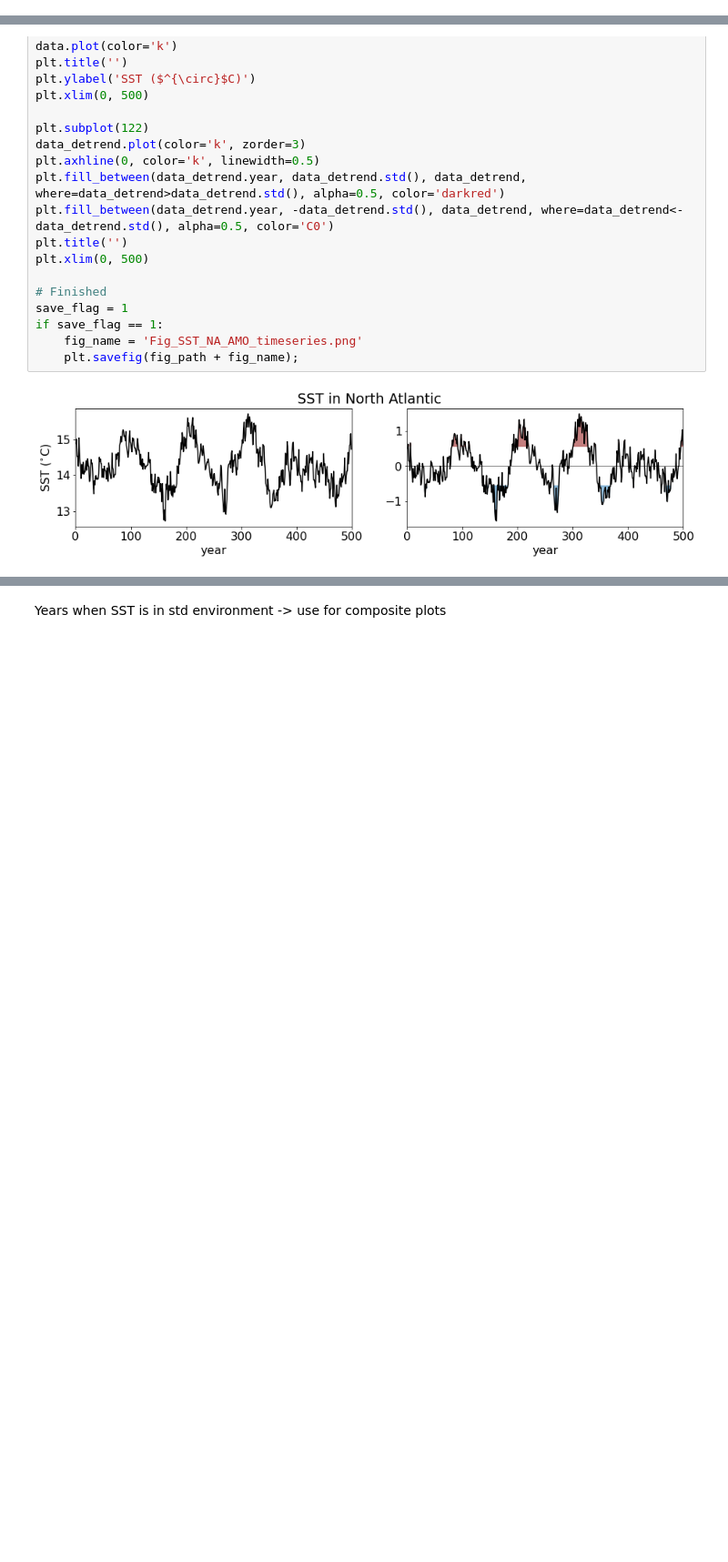
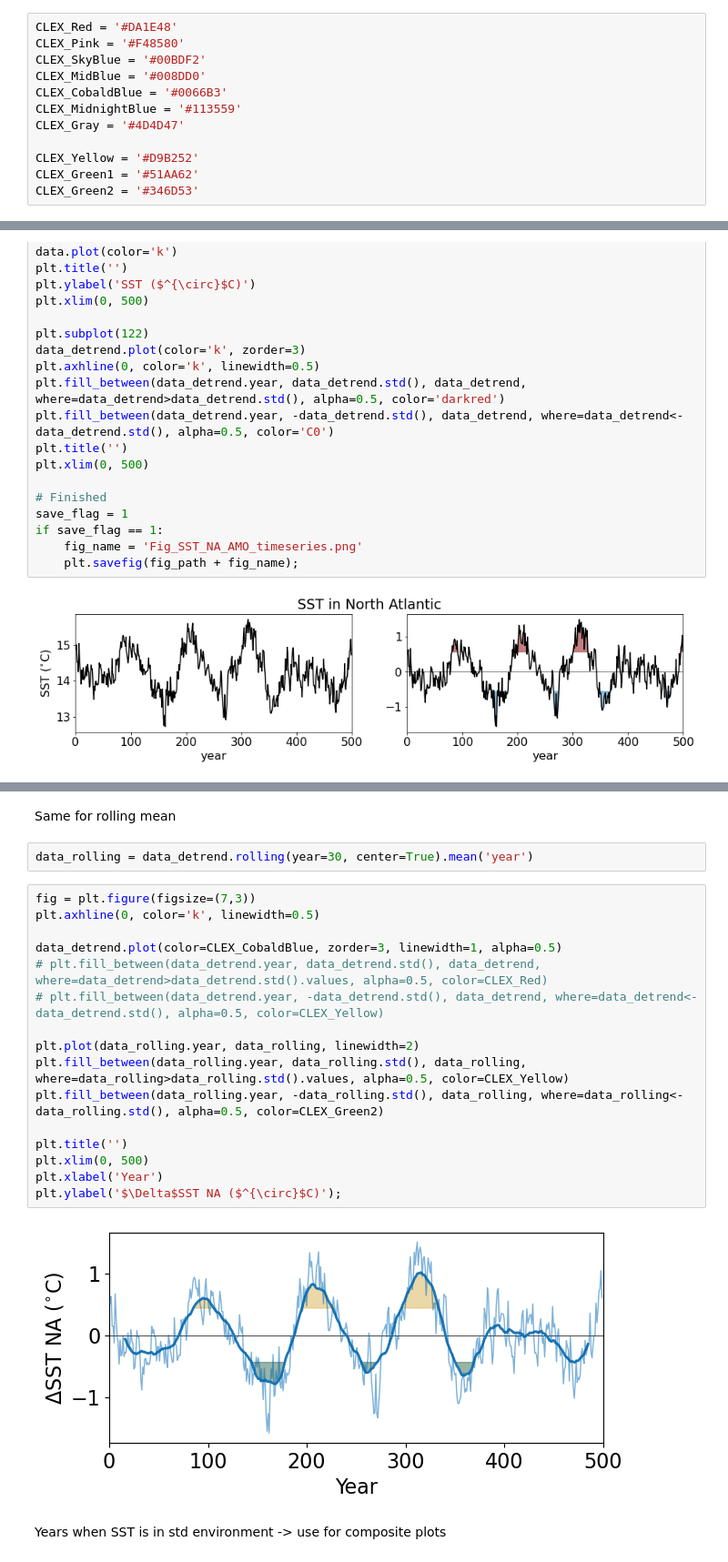
Before and after one commit to wghuneke/ACCESS-CM2-025_Analysis, a Jupyter notebook: notebooks/Plot_amo_index.ipynb, the cells around one changed output, grey strips where cells are left out. Shown at 91% size. Cells and saved outputs as stored; diff of their text form; blank space fills up the shorter version.

```diff
--- a/notebooks/Plot_amo_index.ipynb
+++ b/notebooks/Plot_amo_index.ipynb
@@ -39,3 +41,15 @@ plt.rcParams.update({'font.size': ft_size})
+# %%
+CLEX_Red = '#DA1E48'
+CLEX_Pink = '#F48580'
+CLEX_SkyBlue = '#00BDF2'
+CLEX_MidBlue = '#008DD0'
+CLEX_CobaldBlue = '#0066B3'
+CLEX_MidnightBlue = '#113559'
+CLEX_Gray = '#4D4D47'
+
+CLEX_Yellow = '#D9B252'
+CLEX_Green1 = '#51AA62'
+CLEX_Green2 = '#346D53'
 # %% [markdown]
 #### Load SST
 # %%
@@ -164,3 +178,25 @@ if save_flag == 1:
+# %% [markdown]
+Same for rolling mean
+# %%
+data_rolling = data_detrend.rolling(year=30, center=True).mean('year')
+# %%
+fig = plt.figure(figsize=(7,3))
+plt.axhline(0, color='k', linewidth=0.5)
+
+data_detrend.plot(color=CLEX_CobaldBlue, zorder=3, linewidth=1, alpha=0.5)
+# plt.fill_between(data_detrend.year, data_detrend.std(), data_detrend, where=data_detrend>data_detrend.std().values, alpha=0.5, color=CLEX_Red)
+# plt.fill_between(data_detrend.year, -data_detrend.std(), data_detrend, where=data_detrend<-data_detrend.std(), alpha=0.5, color=CLEX_Yellow)
+
+plt.plot(data_rolling.year, data_rolling, linewidth=2)
+plt.fill_between(data_rolling.year, data_rolling.std(), data_rolling, where=data_rolling>data_rolling.std().values, alpha=0.5, color=CLEX_Yellow)
+plt.fill_between(data_rolling.year, -data_rolling.std(), data_rolling, where=data_rolling<-data_rolling.std(), alpha=0.5, color=CLEX_Green2)
+
+plt.title('')
+plt.xlim(0, 500)
+plt.xlabel('Year')
+plt.ylabel('$\Delta$SST NA ($^{\circ}$C)');
+# %% [output]
+[figure, added]
 # %% [markdown]
 Years when SST is in std environment -> use for composite plots
 # %%
```
Also changed, not shown: parts of 3 cells of this notebook.
